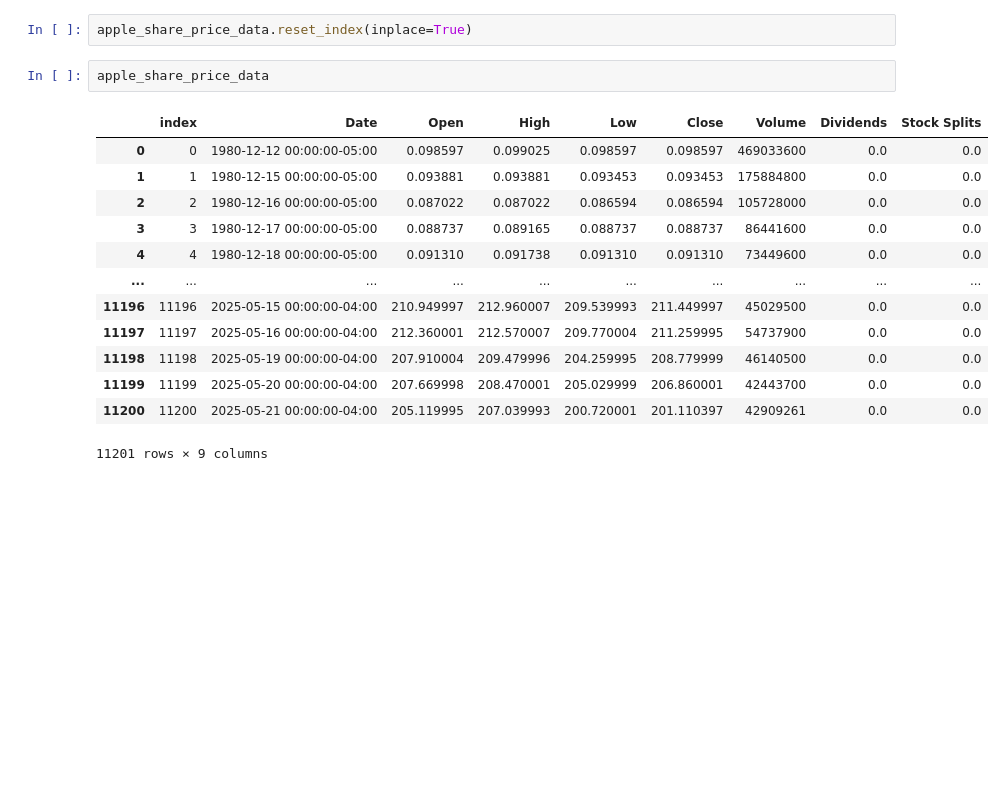
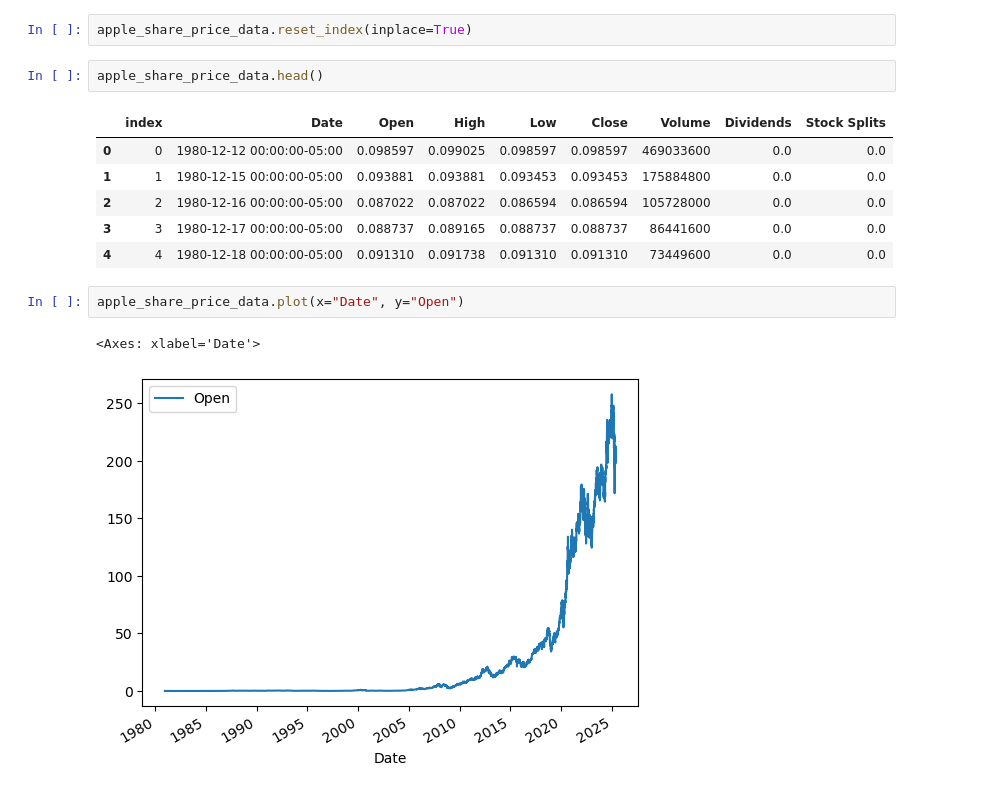
Before and after one commit to alirezaghorbani1983/IBM-DATA-SCIENCE, a Jupyter notebook: stock-project.ipynb, the cells around one changed output. Drawn from its saved outputs; the diff is of its cells as text; blank space fills up the shorter version.

```diff
--- a/stock-project.ipynb
+++ b/stock-project.ipynb
@@ -629,18 +629,16 @@ apple_share_price_data.head()
 # %%
 apple_share_price_data.reset_index(inplace=True)
 # %%
-apple_share_price_data
+apple_share_price_data.head()
 # %% [output]
 |  | index | Date | Open | High | Low | Close | Volume | Dividends | Stock Splits |
 | 0 | 0 | 1980-12-12 00:00:00-05:00 | 0.098597 | 0.099025 | 0.098597 | 0.098597 | 469033600 | 0.0 | 0.0 |
 | 1 | 1 | 1980-12-15 00:00:00-05:00 | 0.093881 | 0.093881 | 0.093453 | 0.093453 | 175884800 | 0.0 | 0.0 |
 | 2 | 2 | 1980-12-16 00:00:00-05:00 | 0.087022 | 0.087022 | 0.086594 | 0.086594 | 105728000 | 0.0 | 0.0 |
 | 3 | 3 | 1980-12-17 00:00:00-05:00 | 0.088737 | 0.089165 | 0.088737 | 0.088737 | 86441600 | 0.0 | 0.0 |
 | 4 | 4 | 1980-12-18 00:00:00-05:00 | 0.091310 | 0.091738 | 0.091310 | 0.091310 | 73449600 | 0.0 | 0.0 |
-| ... | ... | ... | ... | ... | ... | ... | ... | ... | ... |
-| 11196 | 11196 | 2025-05-15 00:00:00-04:00 | 210.949997 | 212.960007 | 209.539993 | 211.449997 | 45029500 | 0.0 | 0.0 |
-| 11197 | 11197 | 2025-05-16 00:00:00-04:00 | 212.360001 | 212.570007 | 209.770004 | 211.259995 | 54737900 | 0.0 | 0.0 |
-| 11198 | 11198 | 2025-05-19 00:00:00-04:00 | 207.910004 | 209.479996 | 204.259995 | 208.779999 | 46140500 | 0.0 | 0.0 |
-| 11199 | 11199 | 2025-05-20 00:00:00-04:00 | 207.669998 | 208.470001 | 205.029999 | 206.860001 | 42443700 | 0.0 | 0.0 |
-| 11200 | 11200 | 2025-05-21 00:00:00-04:00 | 205.119995 | 207.039993 | 200.720001 | 201.110397 | 42909261 | 0.0 | 0.0 |
-11201 rows × 9 columns
+# %%
+apple_share_price_data.plot(x="Date", y="Open")
+# %% [output]
+<Axes: xlabel='Date'>
+[figure, added]
```
Also changed, not shown: parts of 8 cells of this notebook.
